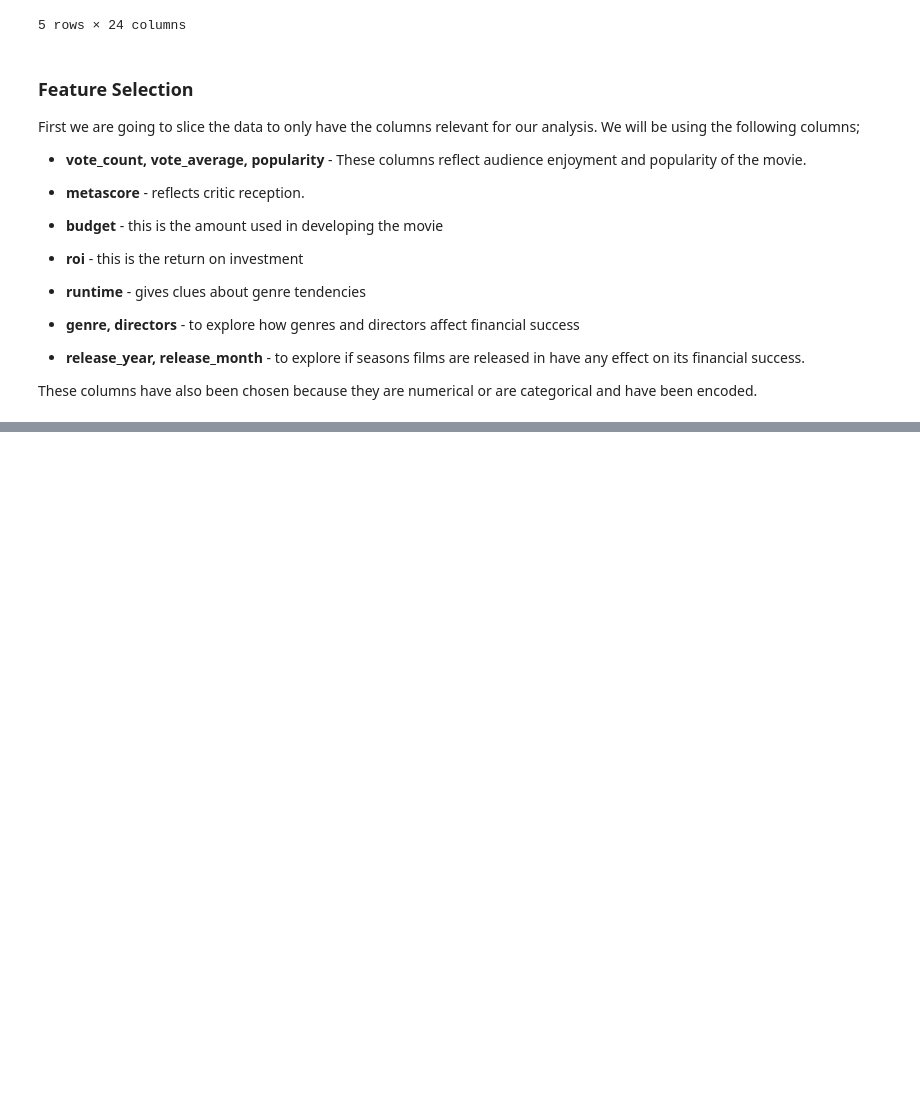
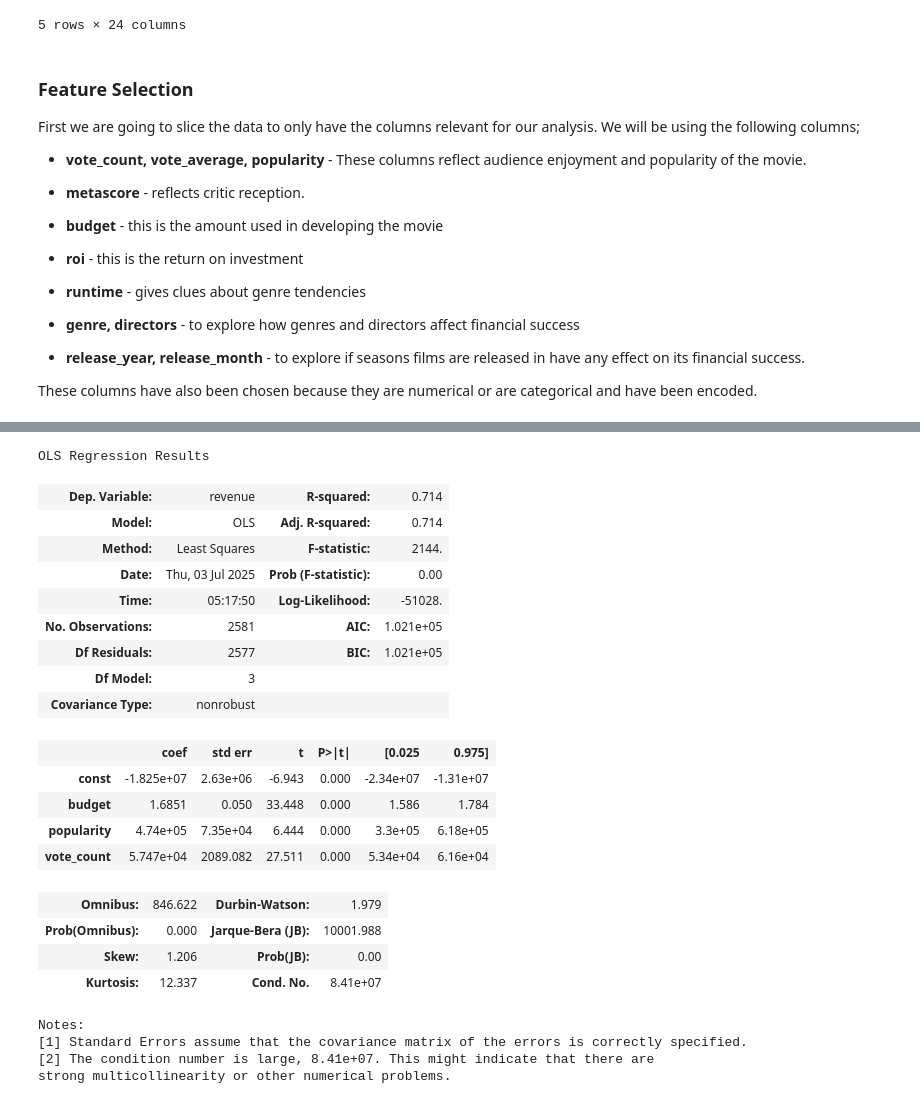
Before and after one commit to Assesa44/Movie-Revenue-Predictor, a Jupyter notebook: Notebooks/revenue_predictor.ipynb, the cells around one changed output, grey strips where cells are left out. Drawn from its saved outputs; the diff is of its cells as text; code cells hidden in the pictures; blank space fills up the shorter version.

```diff
--- a/Notebooks/revenue_predictor.ipynb
+++ b/Notebooks/revenue_predictor.ipynb
@@ -641,0 +689,26 @@ X_train, X_test, y_train, y_test = train_test_split(X, y, test_size= 0.2, random
+# %%
+results1.summary()
+# %% [output]
+OLS Regression Results
+| Dep. Variable: | revenue | R-squared: | 0.714 |
+| Model: | OLS | Adj. R-squared: | 0.714 |
+| Method: | Least Squares | F-statistic: | 2144. |
+| Date: | Thu, 03 Jul 2025 | Prob (F-statistic): | 0.00 |
+| Time: | 05:17:50 | Log-Likelihood: | -51028. |
+| No. Observations: | 2581 | AIC: | 1.021e+05 |
+| Df Residuals: | 2577 | BIC: | 1.021e+05 |
+| Df Model: | 3 |  |  |
+| Covariance Type: | nonrobust |  |  |
+|  | coef | std err | t | P>|t| | [0.025 | 0.975] |
+| const | -1.825e+07 | 2.63e+06 | -6.943 | 0.000 | -2.34e+07 | -1.31e+07 |
+| budget | 1.6851 | 0.050 | 33.448 | 0.000 | 1.586 | 1.784 |
+| popularity | 4.74e+05 | 7.35e+04 | 6.444 | 0.000 | 3.3e+05 | 6.18e+05 |
+| vote_count | 5.747e+04 | 2089.082 | 27.511 | 0.000 | 5.34e+04 | 6.16e+04 |
+| Omnibus: | 846.622 | Durbin-Watson: | 1.979 |
+| Prob(Omnibus): | 0.000 | Jarque-Bera (JB): | 10001.988 |
+| Skew: | 1.206 | Prob(JB): | 0.00 |
+| Kurtosis: | 12.337 | Cond. No. | 8.41e+07 |
+Notes:
+[1] Standard Errors assume that the covariance matrix of the errors is correctly specified.
+[2] The condition number is large, 8.41e+07. This might indicate that there are
+strong multicollinearity or other numerical problems.
```
Also changed, not shown: parts of 21 cells of this notebook.
